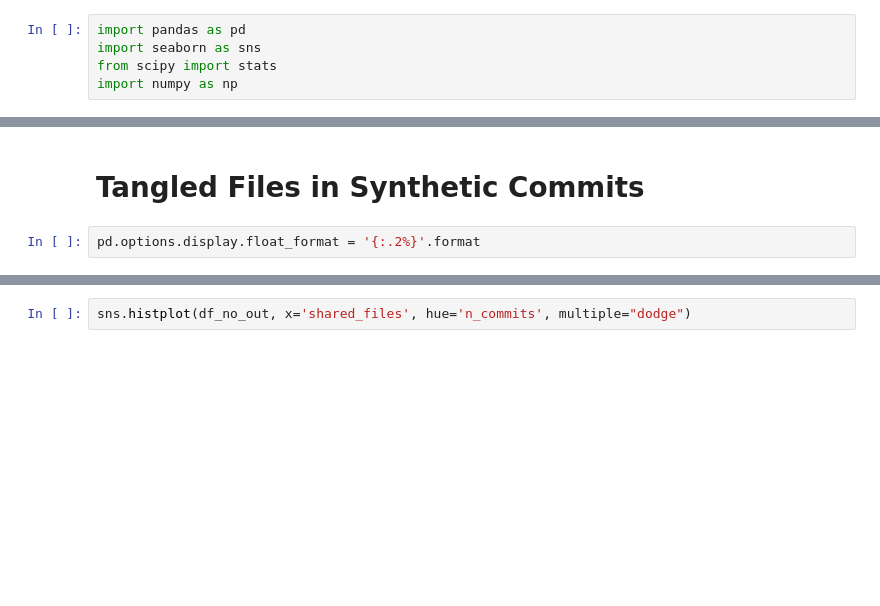
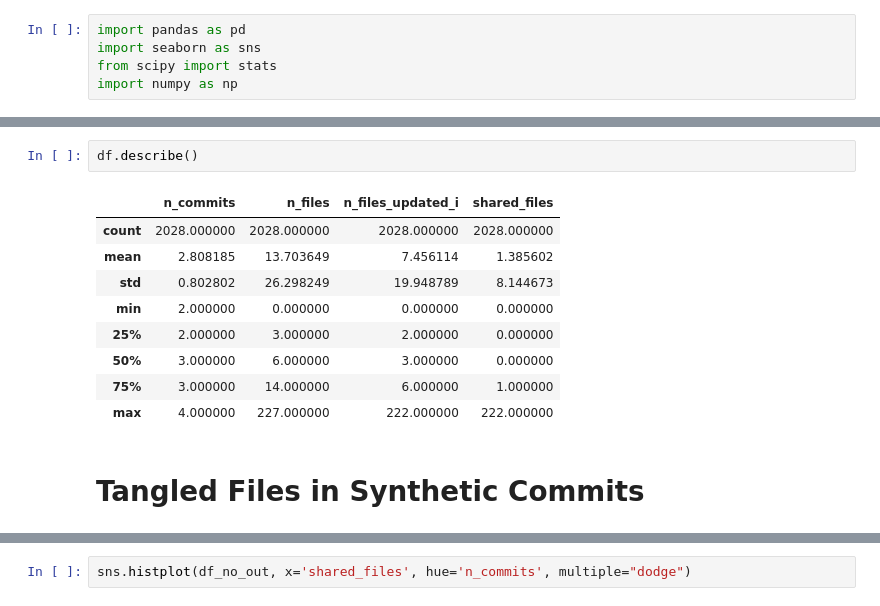
Before and after one commit to PPPI/Flexeme, a Jupyter notebook: analysis/synthetic-dataset.ipynb, the cells around one changed output, grey strips where cells are left out. Cells and saved outputs as stored; diff of their text form; blank space fills up the shorter version.

```diff
--- a/analysis/synthetic-dataset.ipynb
+++ b/analysis/synthetic-dataset.ipynb
@@ -16,7 +16,17 @@ df.head()
+# %%
+df.describe()
+# %% [output]
+|  | n_commits | n_files | n_files_updated_i | shared_files |
+| count | 2028.000000 | 2028.000000 | 2028.000000 | 2028.000000 |
+| mean | 2.808185 | 13.703649 | 7.456114 | 1.385602 |
+| std | 0.802802 | 26.298249 | 19.948789 | 8.144673 |
+| min | 2.000000 | 0.000000 | 0.000000 | 0.000000 |
+| 25% | 2.000000 | 3.000000 | 2.000000 | 0.000000 |
+| 50% | 3.000000 | 6.000000 | 3.000000 | 0.000000 |
+| 75% | 3.000000 | 14.000000 | 6.000000 | 1.000000 |
+| max | 4.000000 | 227.000000 | 222.000000 | 222.000000 |
 # %% [markdown]
 # Tangled Files in Synthetic Commits
-# %%
-pd.options.display.float_format = '{:.2%}'.format
 # %%
 df.drop(['project', 'datapoint', 'n_commits', 'n_files', 'n_files_updated_i'], axis=1)['shared_files'].value_counts(normalize=True)
 # %% [output]
```
Also changed, not shown: parts of 6 cells of this notebook, 5 other files.
